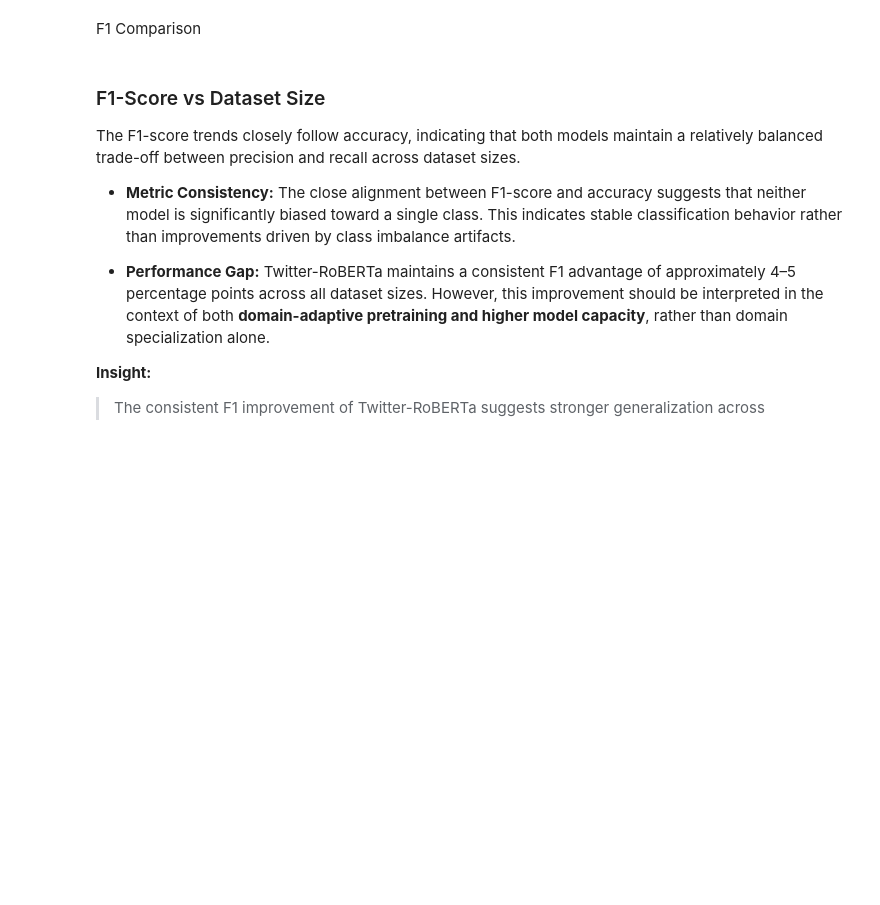
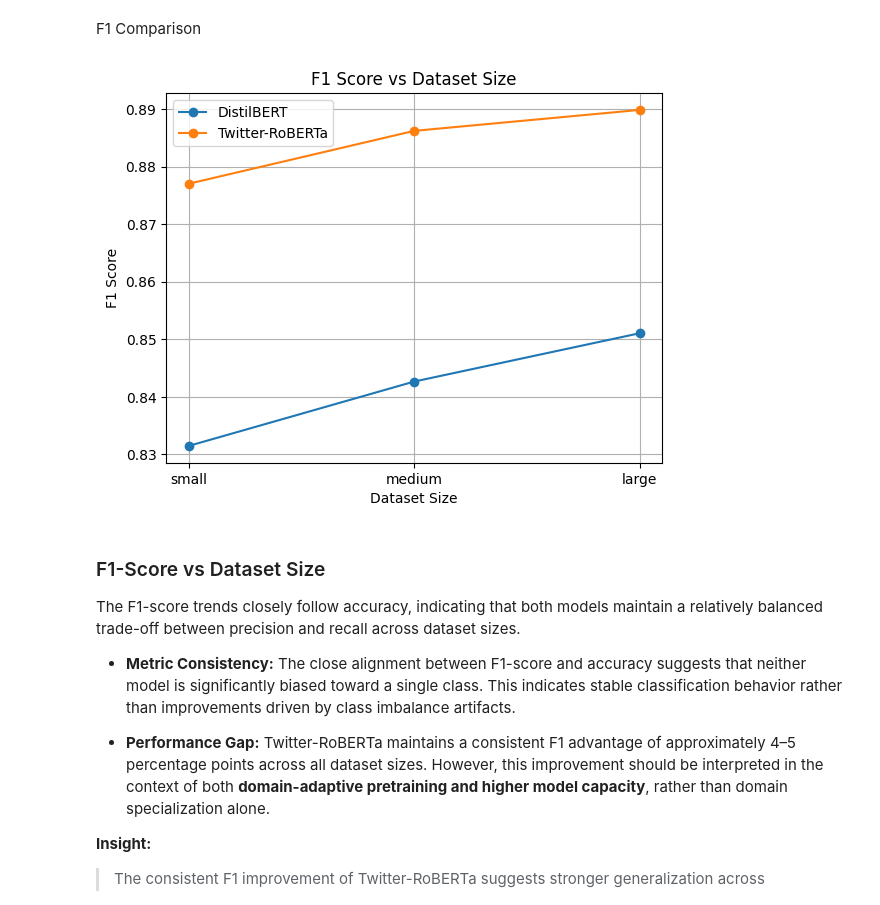
Before and after one commit to aayush-12321/Sentiment-Analysis-Project, a Jupyter notebook: twitter_roberta_experiments.ipynb, the cells around one changed output. Cells and saved outputs as stored; diff of their text form; code cells hidden in the pictures; blank space fills up the shorter version.

```diff
--- a/twitter_roberta_experiments.ipynb
+++ b/twitter_roberta_experiments.ipynb
@@ -724,25 +669,25 @@ Load Results Automatically
 # %% [markdown]
 Convert to Structured Format
 # %%
-# distil = load_all(DISTIL_PATHS)
-# roberta = load_all(ROBERTA_PATHS)
+distil = load_all(DISTIL_PATHS)
+roberta = load_all(ROBERTA_PATHS)
 
-# datasets = ["small", "medium", "large"]
+datasets = ["small", "medium", "large"]
 
-# def extract(metric, model_data):
-#     return [model_data[d][metric] for d in datasets]
+def extract(metric, model_data):
+    return [model_data[d][metric] for d in datasets]
 
-# distil_acc = extract("accuracy", distil)
-# roberta_acc = extract("accuracy", roberta)
+distil_acc = extract("accuracy", distil)
+roberta_acc = extract("accuracy", roberta)
 
-# distil_f1 = extract("f1", distil)
-# roberta_f1 = extract("f1", roberta)
+distil_f1 = extract("f1", distil)
+roberta_f1 = extract("f1", roberta)
 
-# distil_auc = extract("roc_auc", distil)
-# roberta_auc = extract("roc_auc", roberta)
+distil_auc = extract("roc_auc", distil)
+roberta_auc = extract("roc_auc", roberta)
 
-# distil_time = extract("training_time_sec", distil)
-# roberta_time = extract("training_time_sec", roberta)
+distil_time = extract("training_time_sec", distil)
+roberta_time = extract("training_time_sec", roberta)
 # %% [markdown]
 ## Core Comparison Plots
 # %% [markdown]
@@ -776,16 +723,18 @@ The accuracy trends show that Twitter-RoBERTa consistently outperforms DistilBER
 # %% [markdown]
 F1 Comparison
 # %%
-# plt.figure()
-# plt.plot(datasets, distil_f1, marker='o', label="DistilBERT")
-# plt.plot(datasets, roberta_f1, marker='o', label="Twitter-RoBERTa")
+plt.figure()
+plt.plot(datasets, distil_f1, marker='o', label="DistilBERT")
+plt.plot(datasets, roberta_f1, marker='o', label="Twitter-RoBERTa")
 
-# plt.xlabel("Dataset Size")
-# plt.ylabel("F1 Score")
-# plt.title("F1 Score vs Dataset Size")
-# plt.legend()
-# plt.grid()
-# plt.show()
+plt.xlabel("Dataset Size")
+plt.ylabel("F1 Score")
+plt.title("F1 Score vs Dataset Size")
+plt.legend()
+plt.grid()
+plt.show()
+# %% [output]
+[figure, added]
 # %% [markdown]
 ### F1-Score vs Dataset Size
 
```
Also changed, not shown: parts of 39 cells of this notebook.
